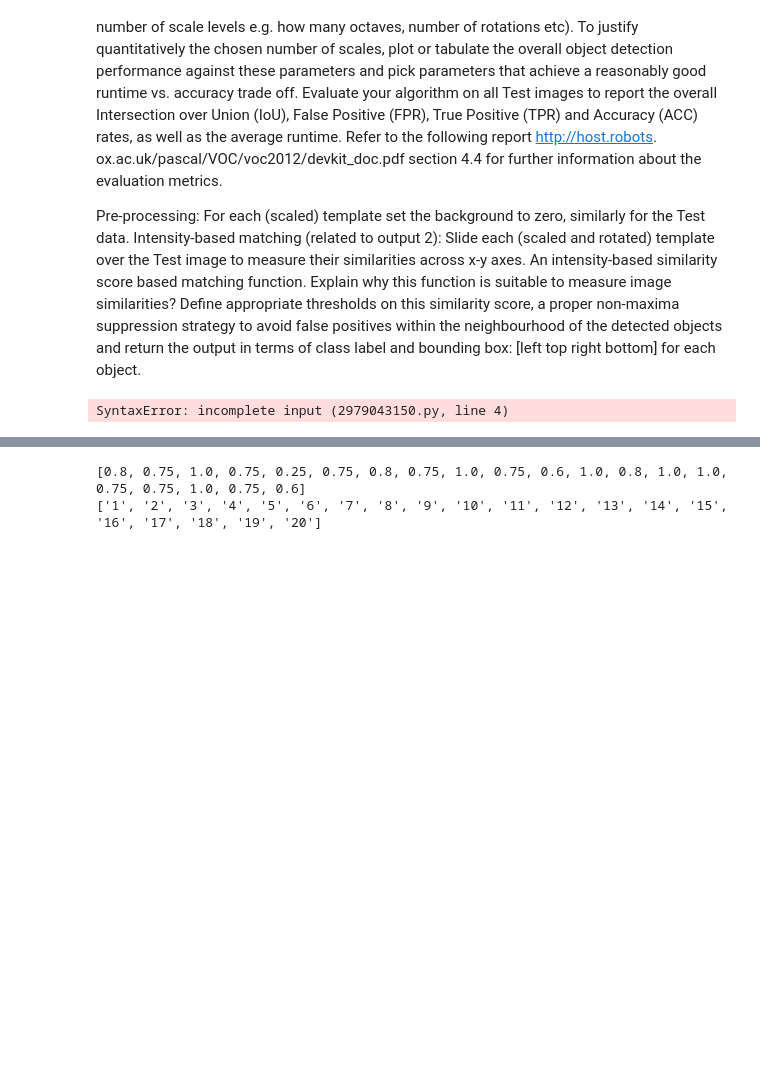
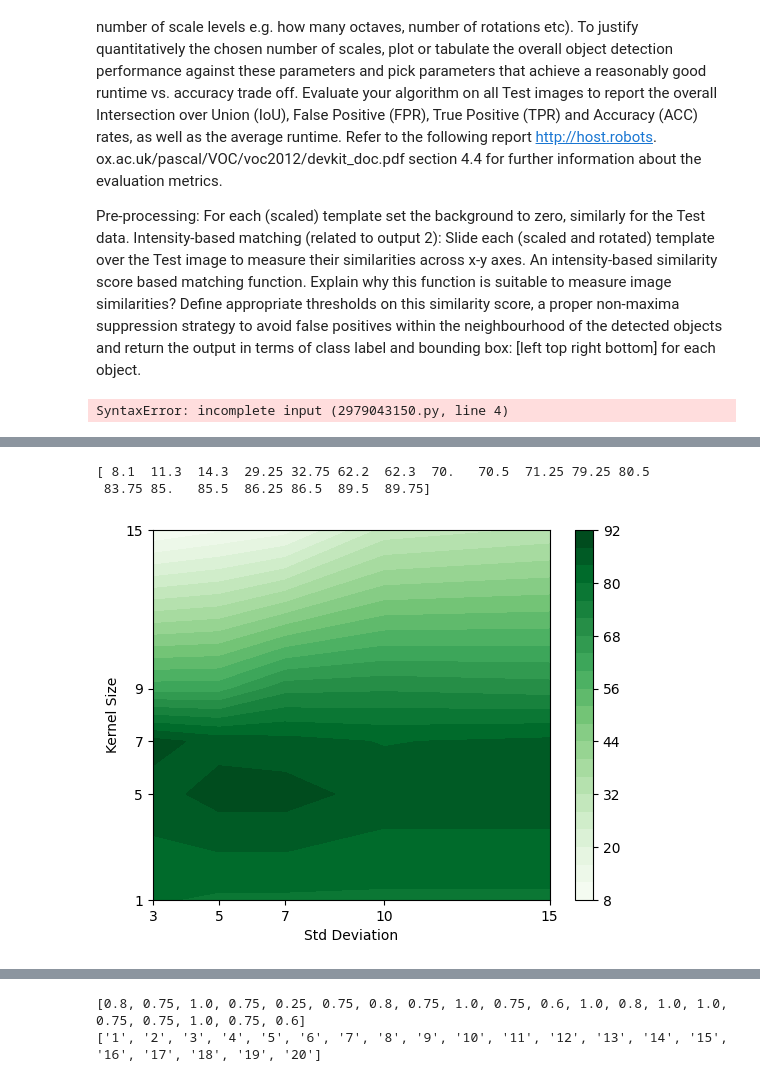
Before and after one commit to coeus-uk/computer-vision, a Jupyter notebook: Task2.ipynb, the cells around one changed output, grey strips where cells are left out. Saved outputs shown, nothing was run; the diff lists cells and outputs as text; code cells hidden in the pictures; blank space fills up the shorter version.

```diff
--- a/Task2.ipynb
+++ b/Task2.ipynb
@@ -199,0 +169,24 @@ Average false negative rate: 0.6725
+# %%
+kernel_size = np.array([1, 5, 7, 9, 15])
+sigma_values = np.array([3, 5, 7, 10, 15])
+accuracies = np.array([
+    [80.5, 79.25, 79.25, 79.25, 79.25],
+    [86.25, 89.75, 89.75, 86.25, 86.25],
+    [89.5, 86.5, 85.5, 83.75, 85],
+    [62.2, 62.3, 70.5, 71.25, 70],
+    [8.1, 11.3, 14.3, 29.25, 32.75]])
+
+print(np.unique(accuracies))
+
+plt.contourf(sigma_values, kernel_size, accuracies, levels=20, cmap='Greens')
+plt.colorbar()
+plt.ylabel('Kernel Size')
+plt.xlabel('Std Deviation')
+plt.yticks(kernel_size)
+plt.xticks(sigma_values)
+# plt.title('Performance of Gaussian Hyperparameters w.r.t. Accuracy')
+plt.show()
+# %% [output]
+[ 8.1  11.3  14.3  29.25 32.75 62.2  62.3  70.   70.5  71.25 79.25 80.5
+ 83.75 85.   85.5  86.25 86.5  89.5  89.75]
+[figure, added]
```
Also changed, not shown: parts of 9 cells of this notebook, 33 other files.
